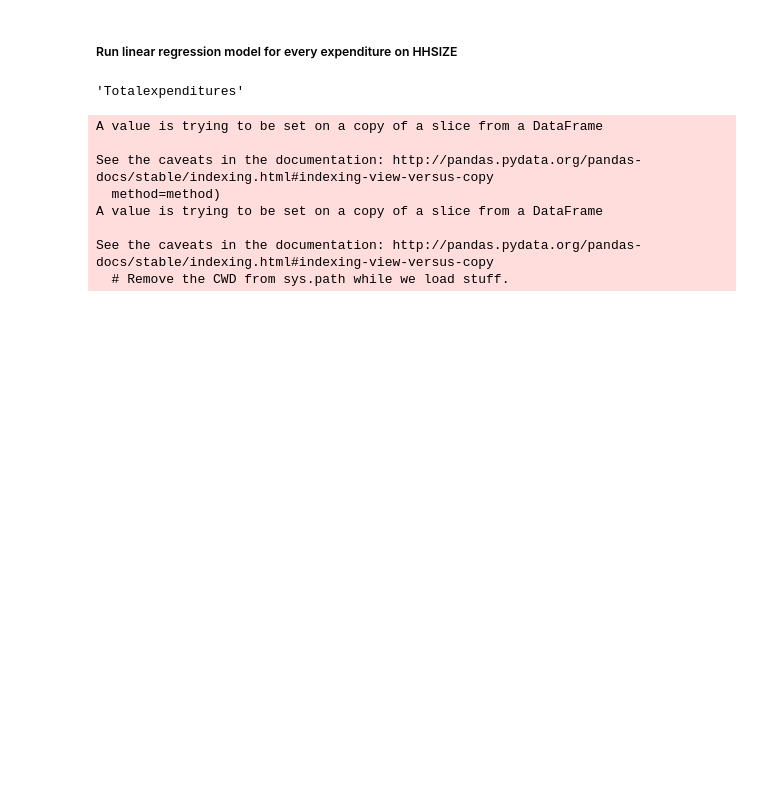
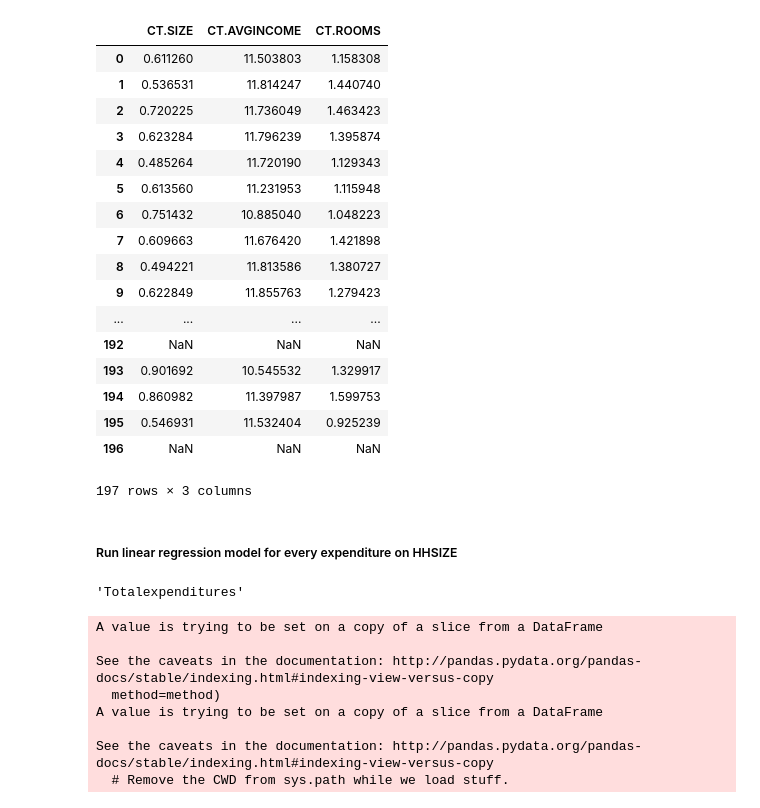
Before and after one commit to WinnieGao/Expenditures, a Jupyter notebook: First model - Income, hhsize, Rooms.ipynb, the cells around one changed output. Drawn from its saved outputs; the diff is of its cells as text; code cells hidden in the pictures; blank space fills up the shorter version.

```diff
--- a/First model - Income, hhsize, Rooms.ipynb
+++ b/First model - Income, hhsize, Rooms.ipynb
@@ -30,8 +30,35 @@ Index(['NEWID', 'AGE', 'DETTACHED', 'OWN', 'DEGREE', 'HHSIZE', 'INCOME',
       dtype='object')
+# %%
+sf = pd.read_csv("census.tracts.sf.cleaned.csv")
+sf.drop(sf.columns[0], axis = 1, inplace = True)
+# %%
+sf = sf[["CT.SIZE", "CT.AVGINCOME", "CT.ROOMS"]]
 # %%
 # Log every variables, save it in a new data frame for future use.
 log = np.log(fmli)
 log["WEIGHT"] = fmli["WEIGHT"]
+log_X = np.log(sf)
+# %%
+log_X
+# %% [output]
+|  | CT.SIZE | CT.AVGINCOME | CT.ROOMS |
+| 0 | 0.611260 | 11.503803 | 1.158308 |
+| 1 | 0.536531 | 11.814247 | 1.440740 |
+| 2 | 0.720225 | 11.736049 | 1.463423 |
+| 3 | 0.623284 | 11.796239 | 1.395874 |
+| 4 | 0.485264 | 11.720190 | 1.129343 |
+| 5 | 0.613560 | 11.231953 | 1.115948 |
+| 6 | 0.751432 | 10.885040 | 1.048223 |
+| 7 | 0.609663 | 11.676420 | 1.421898 |
+| 8 | 0.494221 | 11.813586 | 1.380727 |
+| 9 | 0.622849 | 11.855763 | 1.279423 |
+| ... | ... | ... | ... |
+| 192 | NaN | NaN | NaN |
+| 193 | 0.901692 | 10.545532 | 1.329917 |
+| 194 | 0.860982 | 11.397987 | 1.599753 |
+| 195 | 0.546931 | 11.532404 | 0.925239 |
+| 196 | NaN | NaN | NaN |
+197 rows × 3 columns
 # %% [markdown]
 ##### Run linear regression model for every expenditure on HHSIZE
 # %%
```
Also changed, not shown: parts of 4 cells of this notebook, 4 other files.
